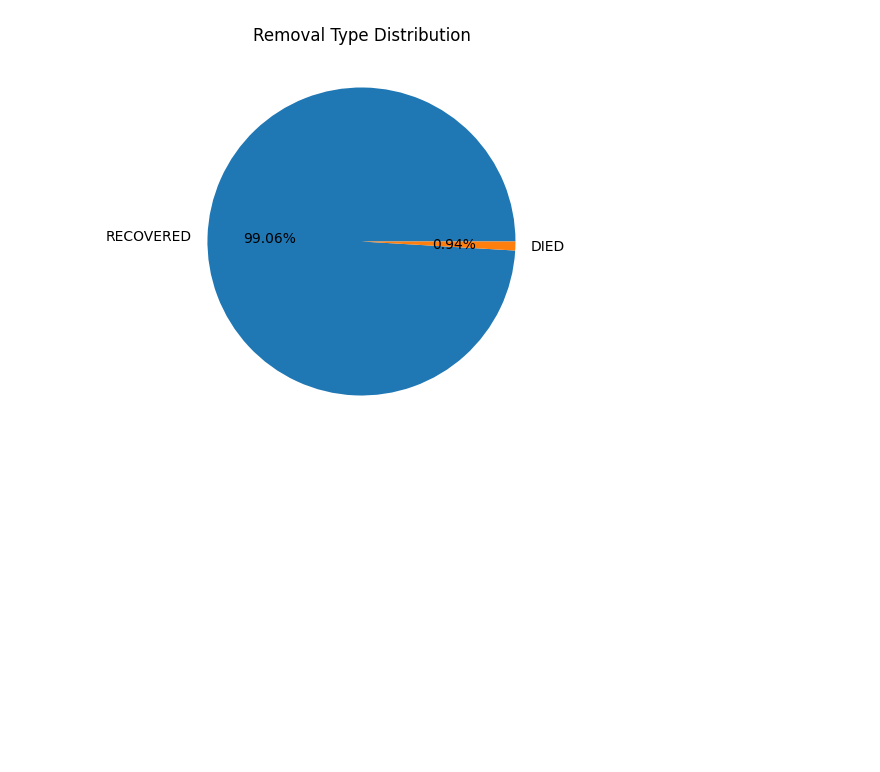
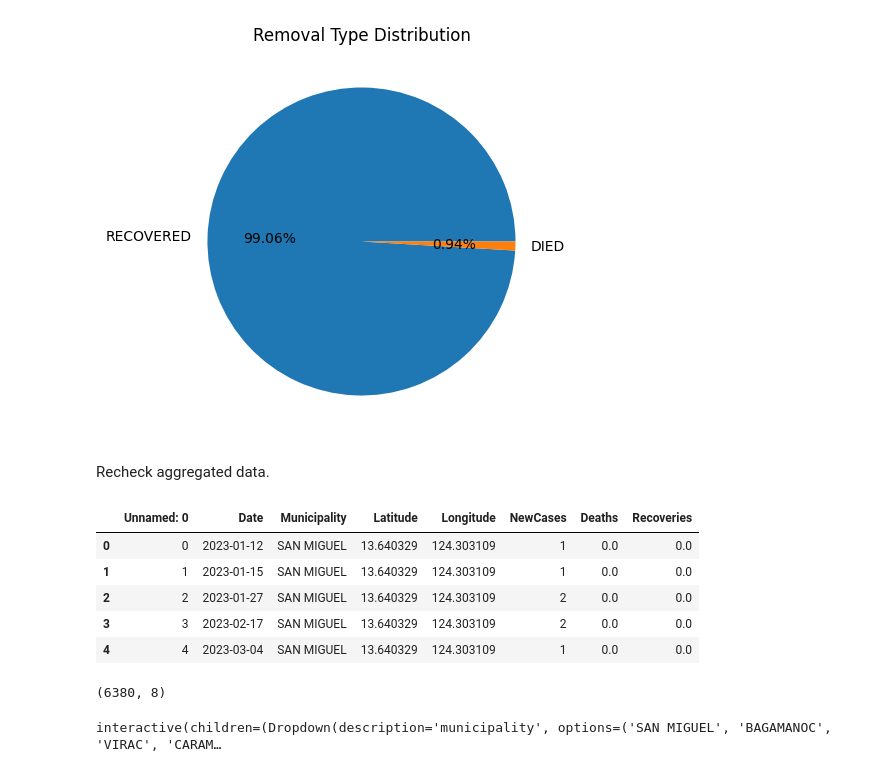
Before and after one commit to dddelacruz/cs198-scl-envi-2425, a Jupyter notebook: data_analysis.ipynb, the cells around one changed output. Drawn from its saved outputs; the diff is of its cells as text; code cells hidden in the pictures; blank space fills up the shorter version.

```diff
--- a/data_analysis.ipynb
+++ b/data_analysis.ipynb
@@ -198,3 +198,38 @@ plt.title("Removal Type Distribution")
 plt.show()
 # %% [output]
 [figure]
+# %% [markdown]
+Recheck aggregated data.
+# %%
+agg = pd.read_csv('./aggregated_data/CATANDUANES.csv')
+
+agg.head()
+# %% [output]
+|  | Unnamed: 0 | Date | Municipality | Latitude | Longitude | NewCases | Deaths | Recoveries |
+| 0 | 0 | 2023-01-12 | SAN MIGUEL | 13.640329 | 124.303109 | 1 | 0.0 | 0.0 |
+| 1 | 1 | 2023-01-15 | SAN MIGUEL | 13.640329 | 124.303109 | 1 | 0.0 | 0.0 |
+| 2 | 2 | 2023-01-27 | SAN MIGUEL | 13.640329 | 124.303109 | 2 | 0.0 | 0.0 |
+| 3 | 3 | 2023-02-17 | SAN MIGUEL | 13.640329 | 124.303109 | 2 | 0.0 | 0.0 |
+| 4 | 4 | 2023-03-04 | SAN MIGUEL | 13.640329 | 124.303109 | 1 | 0.0 | 0.0 |
+# %%
+agg.shape
+# %% [output]
+(6380, 8)
+# %%
+import ipywidgets as widgets
+from ipywidgets import interact
+
+municipalities = list(agg['Municipality'].unique())
+
+def plot_time_series(municipality):
+    print(municipality)
+    filtered = agg[agg['Municipality'] == municipality]
+    plt.plot(filtered['Date'], filtered['NewCases'])
+
+# print(municipalities)
+rcParams['figure.figsize'] = 16,9
+x = widgets.Dropdown(options=municipalities)
+interact(plot_time_series, municipality=x)
+plt.show()
+# %% [output]
+interactive(children=(Dropdown(description='municipality', options=('SAN MIGUEL', 'BAGAMANOC', 'VIRAC', 'CARAM…
```
Also changed, not shown: parts of 9 cells of this notebook, 1 other file.
